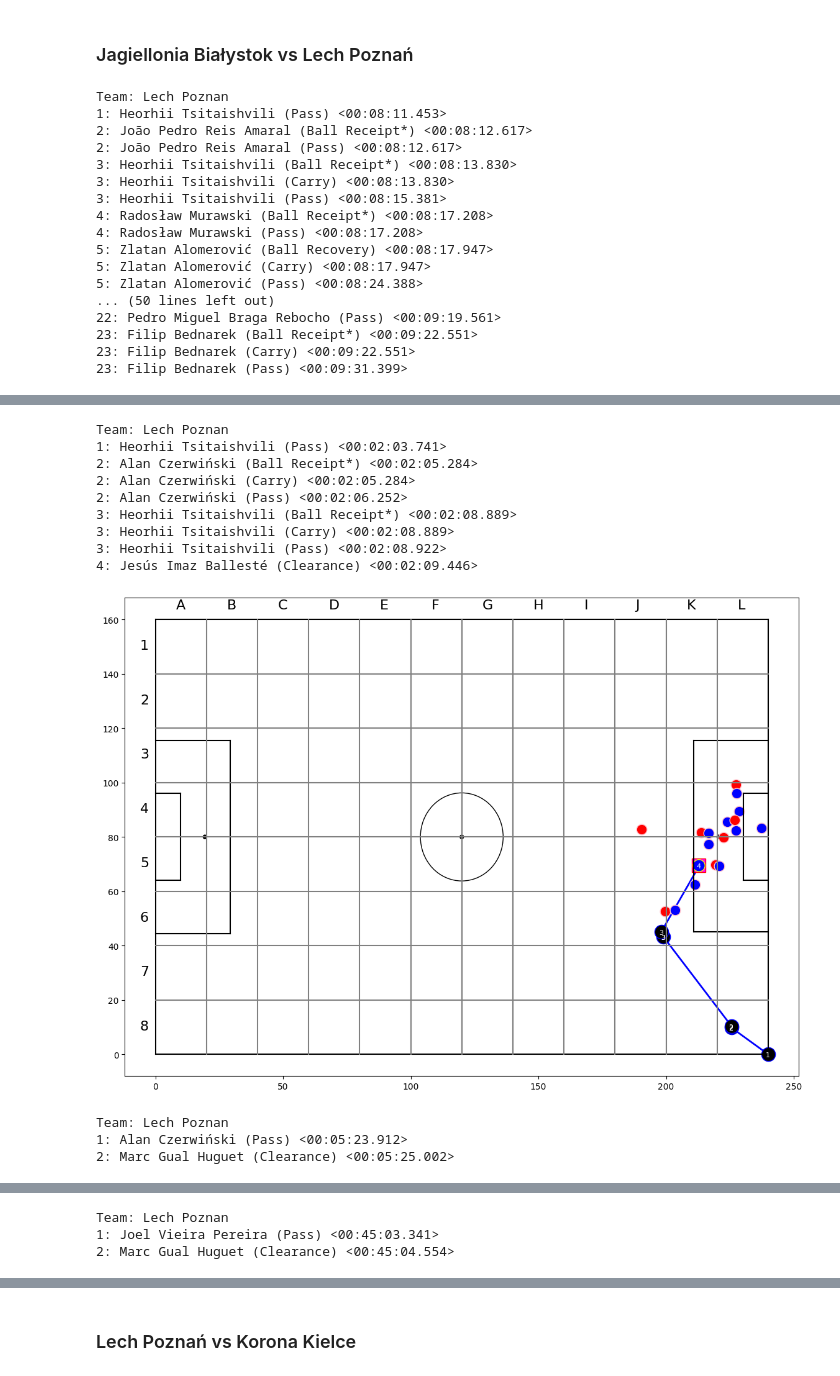
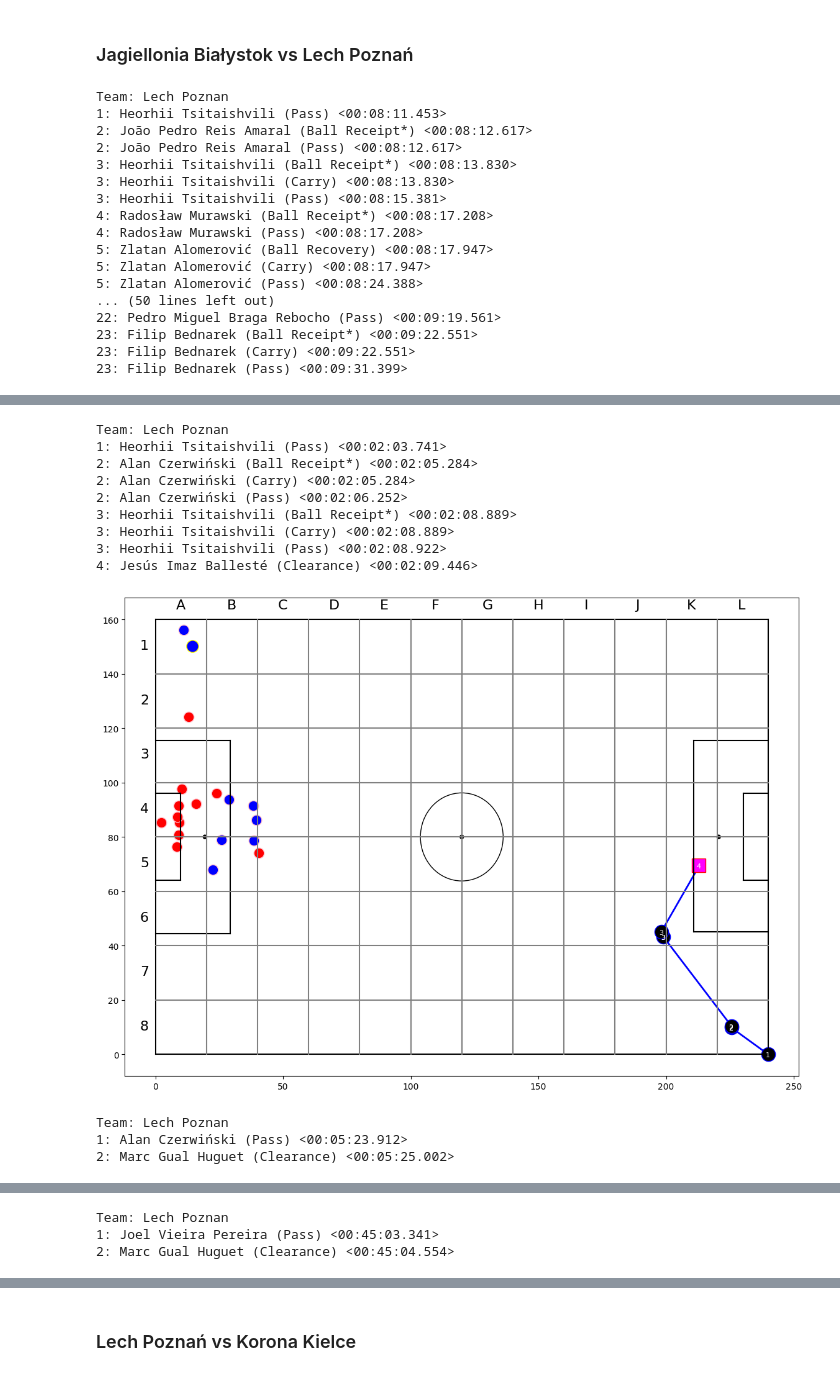
Before and after one commit to mattyl006/sport-data-science, a Jupyter notebook: corners_jagiellonia_korona_rakow.ipynb, the cells around one changed output, grey strips where cells are left out. Saved outputs shown, nothing was run; the diff lists cells and outputs as text; code cells hidden in the pictures.

```diff
--- a/corners_jagiellonia_korona_rakow.ipynb
+++ b/corners_jagiellonia_korona_rakow.ipynb
@@ -56,7 +56,7 @@ from draw.draw_sequences import draw_events_sequence
 start_team ='Lech Poznan'
 
 for i in range(len(corners_lech_jag)):
-    draw_events_sequence(corners_lech_jag[i], start_team, 12, 8, scale=2)
+    draw_events_sequence(corners_lech_jag[i], start_team, 12, 8, scale=2, first_event_360=True)
 # %% [output]
 Team: Lech Poznan
 1: Heorhii Tsitaishvili (Pass) <00:08:11.453>
@@ -79,13 +79,13 @@ Team: Lech Poznan
 Team: Lech Poznan
 1: Heorhii Tsitaishvili (Pass) <00:02:03.741>
 2: Alan Czerwiński (Ball Receipt*) <00:02:05.284>
 2: Alan Czerwiński (Carry) <00:02:05.284>
 2: Alan Czerwiński (Pass) <00:02:06.252>
 3: Heorhii Tsitaishvili (Ball Receipt*) <00:02:08.889>
 3: Heorhii Tsitaishvili (Carry) <00:02:08.889>
 3: Heorhii Tsitaishvili (Pass) <00:02:08.922>
 4: Jesús Imaz Ballesté (Clearance) <00:02:09.446>
-[figure, old version]
+[figure, new version]
 Team: Lech Poznan
 1: Alan Czerwiński (Pass) <00:05:23.912>
 2: Marc Gual Huguet (Clearance) <00:05:25.002>
```
Also changed, not shown: parts of 7 cells of this notebook, 1 other file.
